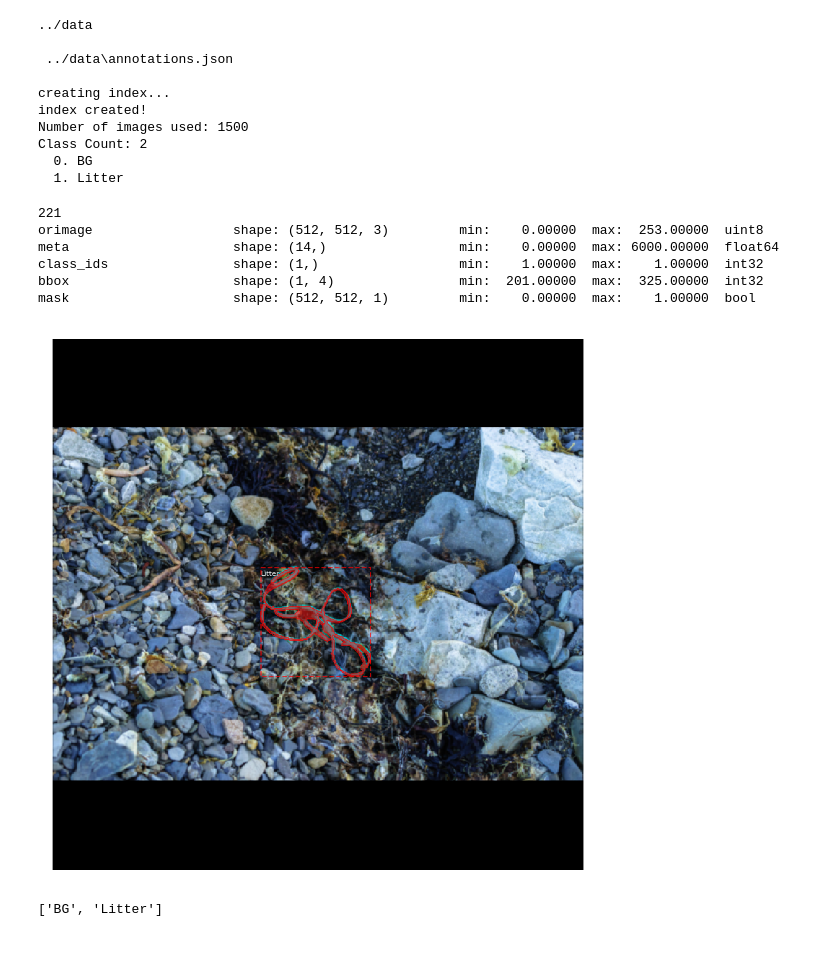
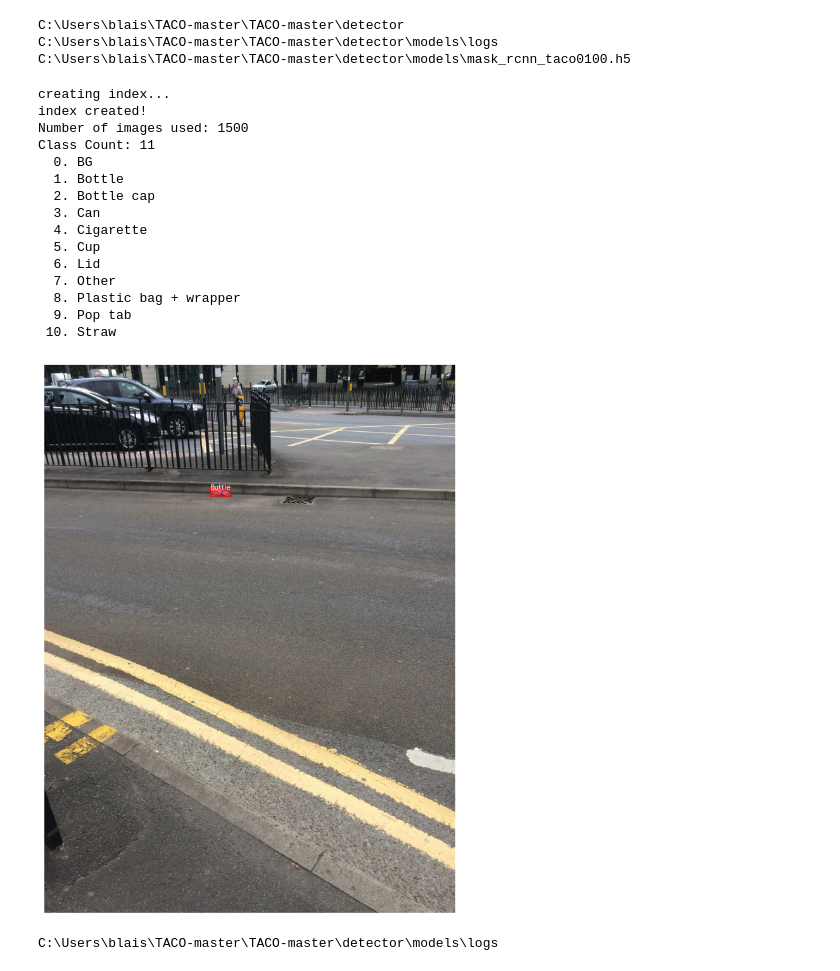
Before and after one commit to blaisetrapani/TACO-master, a Jupyter notebook: detector/Simply_Inspect.ipynb, the cells around one changed output. Saved outputs shown, nothing was run; the diff lists cells and outputs as text; code cells hidden in the pictures.

```diff
--- a/detector/Simply_Inspect.ipynb
+++ b/detector/Simply_Inspect.ipynb
@@ -38,3 +41,14 @@ Using TensorFlow backend.
+# %%
+print(ROOT_DIR)
+MODEL_DIR=os.path.join(ROOT_DIR, "models\logs")
+print(MODEL_DIR)
+
+COCO_MODEL_PATH=os.path.join(ROOT_DIR, "models\mask_rcnn_taco0100.h5")
+print(COCO_MODEL_PATH)
+# %% [output]
+C:\Users\blais\TACO-master\TACO-master\detector
+C:\Users\blais\TACO-master\TACO-master\detector\models\logs
+C:\Users\blais\TACO-master\TACO-master\detector\models\mask_rcnn_taco0100.h5
 # %%
 import csv
 import dataset
@@ -42,14 +56,14 @@ import dataset
 # Load class map - these tables map the original TACO classes to your desired class system
 # and allow you to discard classes that you don't want to include.
 class_map = {}
-with open("./taco_config/map_1.csv") as csvfile:
+with open("./taco_config/map_10.csv") as csvfile:
     reader = csv.reader(csvfile)
     class_map = {row[0]:row[1] for row in reader}
 
 # Load full dataset or a subset
 TACO_DIR = "../data"
 round = None # Split number: If None, loads full dataset else if int > 0 selects split no
-subset = "train" # Used only when round !=None, Options: ('train','val','test') to select respective subset
+subset = "test" # Used only when round !=None, Options: ('train','val','test') to select respective subset
 dataset = dataset.Taco()
 taco = dataset.load_taco(TACO_DIR, round, subset, class_map=class_map, return_taco=True)
 
@@ -60,14 +74,19 @@ print("Class Count: {}".format(dataset.num_classes))
 for i, info in enumerate(dataset.class_info):
     print("{:3}. {:50}".format(i, info['name']))
 # %% [output]
-../data
-
- ../data\annotations.json
-
 creating index...
 index created!
 Number of images used: 1500
-Class Count: 2
+Class Count: 11
   0. BG
-  1. Litter
+  1. Bottle
+  2. Bottle cap
+  3. Can
+  4. Cigarette
+  5. Cup
+  6. Lid
+  7. Other
+  8. Plastic bag + wrapper
+  9. Pop tab
+ 10. Straw
 # %%
@@ -88,0 +100,8 @@ outpath="C:/Users/blais/Internship/TACO-master/TACO-master/detector/models/logs/
+# %%
+image_id = np.random.choice(dataset.image_ids)
+image = dataset.load_image(image_id)
+mask, class_ids = dataset.load_mask(image_id)
+bbox = utils.extract_bboxes(mask)
+visualize.display_instances(image, bbox, mask, class_ids, dataset.class_names)
+# %% [output]
+[figure, added]
@@ -89 +110,9 @@ outpath="C:/Users/blais/Internship/TACO-master/TACO-master/detector/models/logs/
+# %%
+model=modellib.MaskRCNN(mode="inference", config=config, model_dir=MODEL_DIR)
+
+print(MODEL_DIR)
+
+model_path="./models/logs/mask_rcnn_taco_0100.h5"
+# %% [output]
+C:\Users\blais\TACO-master\TACO-master\detector\models\logs
 # %%
@@ -92,23 +120,0 @@ model.load_weights(weights_in_path=inpath, weights_out_path=outpath, by_name=Fal
-# %%
-image_id = np.random.choice(dataset.image_ids, 1)[0]
-orimage, meta, class_ids, bbox, mask=modellib.load_image_gt(dataset, config, image_id, use_mini_mask=False)
-
-print(image_id)
-log("orimage", orimage)
-log("meta", meta)
-log("class_ids", class_ids)
-log("bbox", bbox)
-log("mask", mask)
-
-visualize.display_instances(orimage, bbox, mask, class_ids, dataset.class_names)
-
-print(dataset.class_names)
-# %% [output]
-221
-orimage                  shape: (512, 512, 3)         min:    0.00000  max:  253.00000  uint8
-meta                     shape: (14,)                 min:    0.00000  max: 6000.00000  float64
-class_ids                shape: (1,)                  min:    1.00000  max:    1.00000  int32
-bbox                     shape: (1, 4)                min:  201.00000  max:  325.00000  int32
-mask                     shape: (512, 512, 1)         min:    0.00000  max:    1.00000  bool
-[figure, removed]
-['BG', 'Litter']
```
Also changed, not shown: parts of 10 cells of this notebook.
